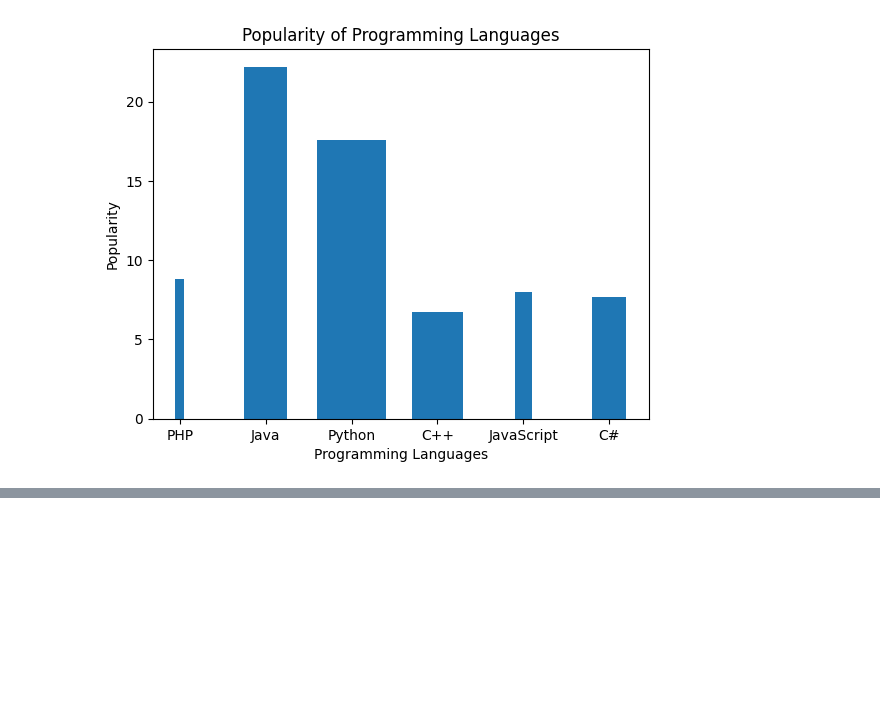
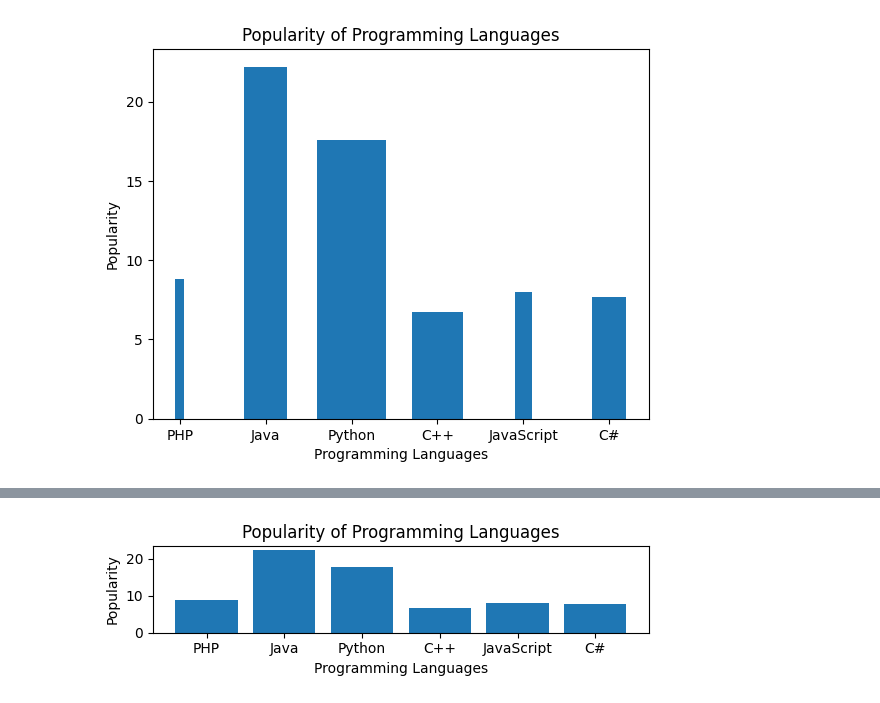
Before and after one commit to shivyelave/Python-Libraries, a Jupyter notebook: Matplotlib/matplotlib_barchart.ipynb, the cells around one changed output, grey strips where cells are left out. Saved outputs shown, nothing was run; the diff lists cells and outputs as text; code cells hidden in the pictures; blank space fills up the shorter version.

```diff
--- a/Matplotlib/matplotlib_barchart.ipynb
+++ b/Matplotlib/matplotlib_barchart.ipynb
@@ -238,0 +244,31 @@ if __name__ == '__main__':
+# %%
+import matplotlib.pyplot as plt
+import numpy as np
+
+def main():
+    # Sample data
+    programming_languages = ['Java', 'Python', 'PHP', 'JavaScript', 'C#', 'C++']
+    popularity = [22.2, 17.6, 8.8, 8, 7.7, 6.7]
+
+    # Create positions for each bar
+    positions = np.array([2,3,1,5,6,4])
+
+    # Create the bar chart
+    plt.bar(positions, popularity)
+    plt.subplots_adjust(bottom = .7)
+
+    # Add labels and titles
+    plt.xlabel('Programming Languages')
+    plt.ylabel('Popularity')
+    plt.title('Popularity of Programming Languages')
+
+    # Customize x-ticks
+    plt.xticks(positions, programming_languages)
+
+    # Display the plot
+    plt.show()
+
+if __name__ == '__main__':
+    main()
+# %% [output]
+[figure, added]
```
Also changed, not shown: parts of 1 cell of this notebook.
